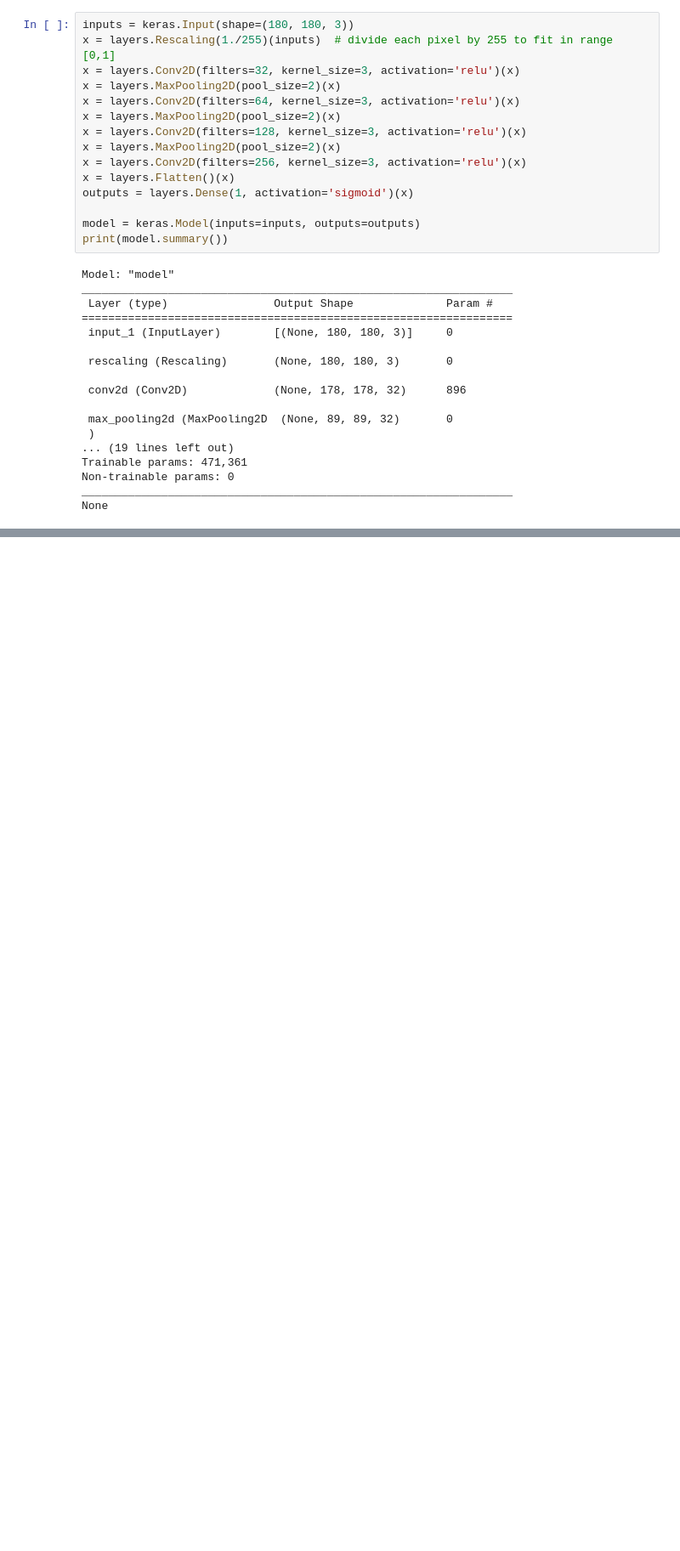
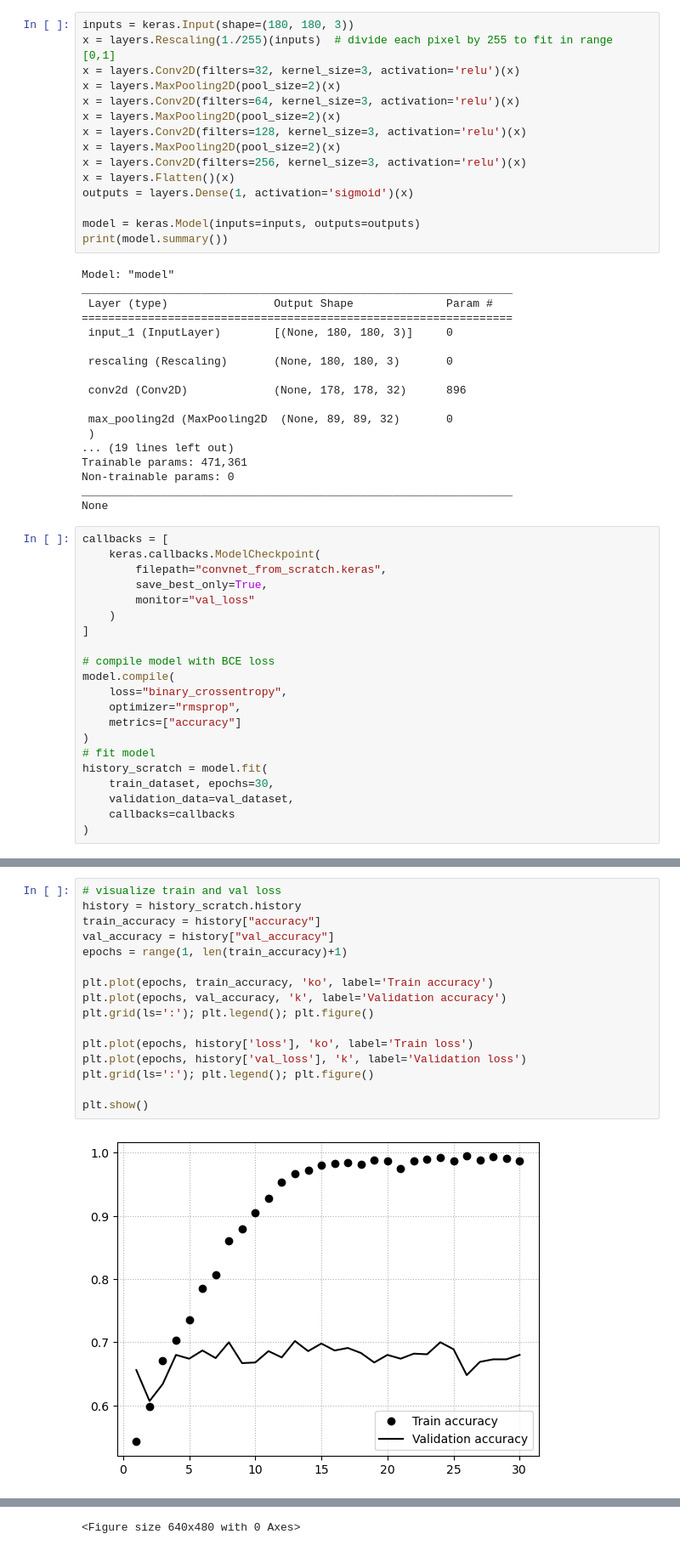
Before and after one commit to mohummedalee/keras-hacking, a Jupyter notebook: cv/cats-v-dogs.ipynb, the cells around one changed output, grey strips where cells are left out. Shown at 85% size. Cells and saved outputs as stored; diff of their text form; blank space fills up the shorter version.

Commit message:
trained convnet for cats v. dogs, 70% test acc

```diff
--- a/cv/cats-v-dogs.ipynb
+++ b/cv/cats-v-dogs.ipynb
@@ -55,3 +94,24 @@ Trainable params: 471,361
 Non-trainable params: 0
 _________________________________________________________________
 None
+# %%
+callbacks = [
+    keras.callbacks.ModelCheckpoint(
+        filepath="convnet_from_scratch.keras",
+        save_best_only=True,
+        monitor="val_loss"
+    )
+]
+
+# compile model with BCE loss
+model.compile(
+    loss="binary_crossentropy",
+    optimizer="rmsprop",
+    metrics=["accuracy"]
+)
+# fit model
+history_scratch = model.fit(
+    train_dataset, epochs=30,
+    validation_data=val_dataset,
+    callbacks=callbacks
+)
@@ -57,0 +140,18 @@ None
+# %%
+# visualize train and val loss
+history = history_scratch.history
+train_accuracy = history["accuracy"]
+val_accuracy = history["val_accuracy"]
+epochs = range(1, len(train_accuracy)+1)
+
+plt.plot(epochs, train_accuracy, 'ko', label='Train accuracy')
+plt.plot(epochs, val_accuracy, 'k', label='Validation accuracy')
+plt.grid(ls=':'); plt.legend(); plt.figure()
+
+plt.plot(epochs, history['loss'], 'ko', label='Train loss')
+plt.plot(epochs, history['val_loss'], 'k', label='Validation loss')
+plt.grid(ls=':'); plt.legend(); plt.figure()
+
+plt.show()
+# %% [output]
+[figure, added]
@@ -57,0 +159 @@ None
+<Figure size 640x480 with 0 Axes>
```
Also changed, not shown: parts of 12 cells of this notebook.
